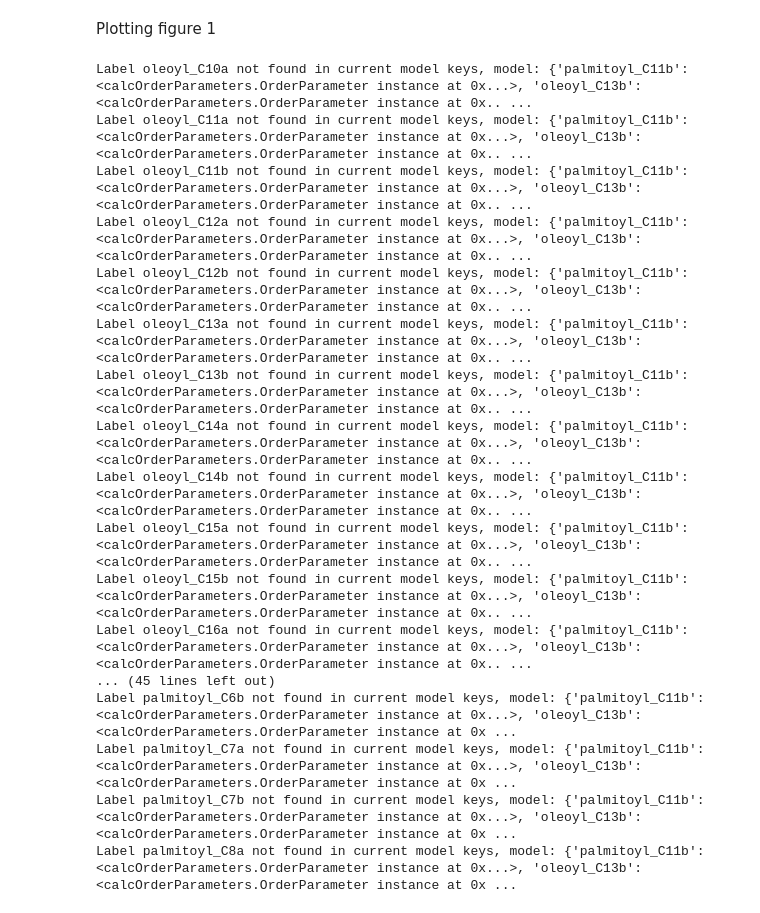
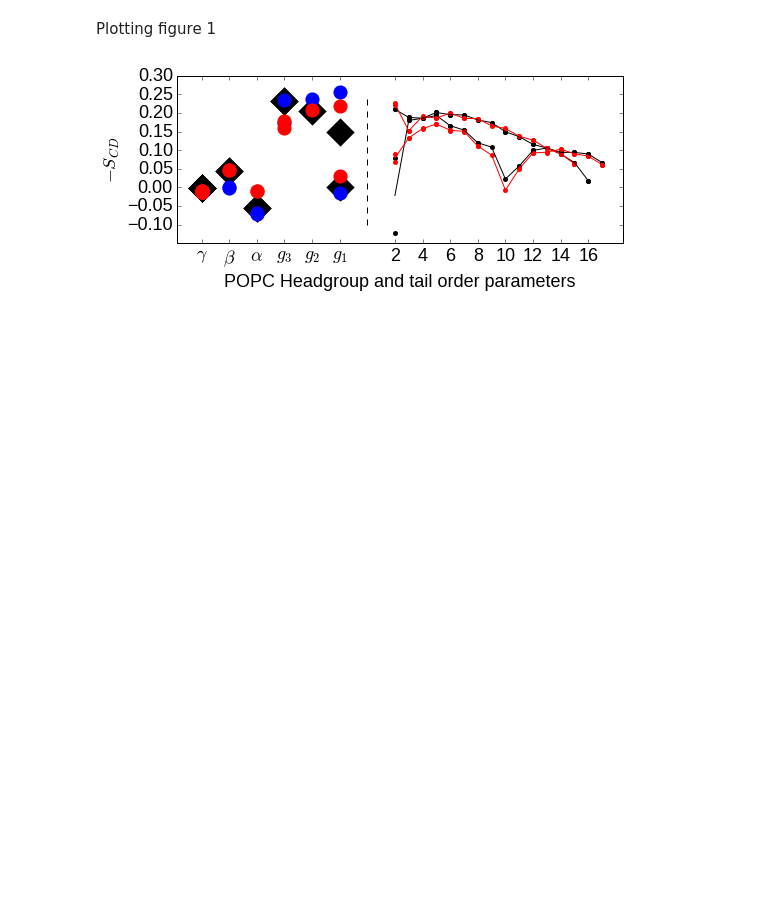
Before and after one commit to ohsOllila/NMRlipids_VI-NewIonModel, a Jupyter notebook: Fig/ipython_nb/Plot_OPs_ECCLipid17_q80_sig89.ipynb, the cells around one changed output. Cells and saved outputs as stored; diff of their text form; code cells hidden in the pictures; blank space fills up the shorter version.

```diff
--- a/Fig/ipython_nb/Plot_OPs_ECCLipid17_q80_sig89.ipynb
+++ b/Fig/ipython_nb/Plot_OPs_ECCLipid17_q80_sig89.ipynb
@@ -25,11 +28,11 @@ for fname in fnames:
 def popc_order(s):
     groups = ('gamma', 'beta', 'alpha', 'g3', 'g2', 'g1') #, 'palmitoyl', 'oleoyl')
     if not s.startswith(groups):
-        return len(groups)
+        return 2*len(groups)
     else:
         for i,g in enumerate(groups):
             if s.startswith(g):
-                return i
+                return 2*i
 
 refmodel = models[0]
 ax_x_labels = refmodel.keys()
@@ -40,28 +43,29 @@ xlabels = (r'$\gamma$', r'$\beta$', r'$\alpha$', r'$g_3$', r'$g_2$', r'$g_1$')
 # %% [markdown]
 Plotting figure 1
 # %%
-font = {'family' : 'DejaVu',
+font = {'family' : 'Liberation Sans',
+        'style'  : 'normal',
         'weight' : 'normal',
-        'size'   : 14}
+        'size'   : 18}
 
 matplotlib.rc('font', **font)
 
-fig, ax = plt.subplots()
+fig, ax = plt.subplots(nrows=1, ncols=1, sharex="all", figsize=[8,3], dpi=200)
 # add some text for labels, title and axes ticks
 ax.set_xlabel(r'POPC Headgroup and tail order parameters')
 ax.set_ylabel(r'$-S_{CD}$')
 ax.set_ylim([-0.15,0.3])
-r1 = range(len(xlabels))
-r2 = range(len(xlabels)+2, len(xlabels)+18)
+r1 = range(0, 2*len(xlabels), 2)
+r2 = range(2*len(xlabels)+2, 2*len(xlabels)+18, 2)
 r1.extend(r2)
 ax.set_xticks(r1)
 xlabelsl = list(xlabels)
-xlabelsl.extend(range(2, 18))
+xlabelsl.extend(range(2, 18, 2))
 ax.set_xticklabels(xlabelsl, rotation=0)
 
 legends = ['experiment', 'Lipid14, TIP3p', r'ECC-lipids 17, OPC3', r'ECC-lipids 17, OPC4', r'ECC-lipids 17, SPC/E'] #, 'scaled Oxy. sigmas 0.90 0mM', 'scaled OCH headgr. sigmas 0.94 0mM',
            #'scaled 0.75 Oxy. sigmas 0.90 0mM', 'scaled 0.75 Oxy. sigmas 0.90 0mM NpAT']
-colours = ['black', '#33AA66',  '#DE7845',  '#DE4578',  '#BB5487']  # zip() truncates the to the shortest list
+colours = ['black', 'blue',  'red',  '#DE4578',  '#BB5487']  # zip() truncates the to the shortest list
 
 for (model, legend, colour) in zip(models, legends, colours):
     if "exper" in legend:
@@ -78,57 +82,44 @@ for (model, legend, colour) in zip(models, legends, colours):
         if label in model.keys() and not (label.startswith("ole") or label.startswith("palm")):
             ax.scatter(popc_order(label), -float(model[label].avg), marker=point_marker, c=colour, s=point_size, lw=0, label=point_label)
         else:
-            print "Label {lab} not found in current model keys, model: {mod}".format(lab=label, mod=model)
+            pass
+            #print "Label {lab} not found in current model keys, model: {mod}".format(lab=label, mod=model)
     tails={}
     tails_list={}
     for tail,chiral,i in itertools.product(['palmitoyl_C', 'oleoyl_C'], ['a', 'b'], range(2, 18)):
         label = tail+str(i)+chiral
         point_size = 100
         point_marker = "."
         try:
             ax.scatter(popc_order(label)+i, -float(model[label].avg), marker=point_marker, c=colour, s=point_size, lw=0, label=point_label)
         except:
-            print "Label {lab} not found in current model keys, model: {mod}".format(lab=label, mod=model)
+            pass
+            #print "Label {lab} not found in current model keys, model: {mod}".format(lab=label, mod=model)
         if not tail in tails.keys():
             tails[tail] = {}
             tails_list[tail] = []
         if label in model.keys():
             if not i in tails[tail].keys():
                 tails[tail][i] = []
             try:
                 tails[tail][i].append(float(model[label].avg))
             except:
-                print "Label {lab} not found in current model keys, model: {mod}".format(lab=label, mod=model)
+                pass
+                #print "Label {lab} not found in current model keys, model: {mod}".format(lab=label, mod=model)
     for tail in tails.keys():
         for item in tails[tail].items():
             tails_list[tail].append([item[0], np.average(item[1])])
         tail_temp = np.array(tails_list[tail])
         try:
-            ax.plot(tail_temp[:,0]+len(xlabels), -tail_temp[:,1], c=colour, lw=1.0, label=point_label)
+            ax.plot(tail_temp[:,0]+2*len(xlabels), -tail_temp[:,1], c=colour, lw=1.0, label=point_label)
         except:
             pass
 
-
+ax.vlines(2*len(xlabels), -0.1, 0.25, linestyles='dashed')
 
 
 #ax.legend(loc="upper left", markerscale=0.5, scatterpoints=4)
-plt.savefig("Order-parameters_exp-L14-ECCL17_q80_sig89.png", dpi=200)
+plt.savefig("Order-parameters_exp-L14-ECCL17_q80_sig89.eps", dpi=200, bbox_inches='tight')
 plt.show()
 # %% [output]
-Label oleoyl_C10a not found in current model keys, model: {'palmitoyl_C11b': <calcOrderParameters.OrderParameter instance at 0x...>, 'oleoyl_C13b': <calcOrderParameters.OrderParameter instance at 0x.. ...
-Label oleoyl_C11a not found in current model keys, model: {'palmitoyl_C11b': <calcOrderParameters.OrderParameter instance at 0x...>, 'oleoyl_C13b': <calcOrderParameters.OrderParameter instance at 0x.. ...
-Label oleoyl_C11b not found in current model keys, model: {'palmitoyl_C11b': <calcOrderParameters.OrderParameter instance at 0x...>, 'oleoyl_C13b': <calcOrderParameters.OrderParameter instance at 0x.. ...
-Label oleoyl_C12a not found in current model keys, model: {'palmitoyl_C11b': <calcOrderParameters.OrderParameter instance at 0x...>, 'oleoyl_C13b': <calcOrderParameters.OrderParameter instance at 0x.. ...
-Label oleoyl_C12b not found in current model keys, model: {'palmitoyl_C11b': <calcOrderParameters.OrderParameter instance at 0x...>, 'oleoyl_C13b': <calcOrderParameters.OrderParameter instance at 0x.. ...
-Label oleoyl_C13a not found in current model keys, model: {'palmitoyl_C11b': <calcOrderParameters.OrderParameter instance at 0x...>, 'oleoyl_C13b': <calcOrderParameters.OrderParameter instance at 0x.. ...
-Label oleoyl_C13b not found in current model keys, model: {'palmitoyl_C11b': <calcOrderParameters.OrderParameter instance at 0x...>, 'oleoyl_C13b': <calcOrderParameters.OrderParameter instance at 0x.. ...
-Label oleoyl_C14a not found in current model keys, model: {'palmitoyl_C11b': <calcOrderParameters.OrderParameter instance at 0x...>, 'oleoyl_C13b': <calcOrderParameters.OrderParameter instance at 0x.. ...
-Label oleoyl_C14b not found in current model keys, model: {'palmitoyl_C11b': <calcOrderParameters.OrderParameter instance at 0x...>, 'oleoyl_C13b': <calcOrderParameters.OrderParameter instance at 0x.. ...
-Label oleoyl_C15a not found in current model keys, model: {'palmitoyl_C11b': <calcOrderParameters.OrderParameter instance at 0x...>, 'oleoyl_C13b': <calcOrderParameters.OrderParameter instance at 0x.. ...
-Label oleoyl_C15b not found in current model keys, model: {'palmitoyl_C11b': <calcOrderParameters.OrderParameter instance at 0x...>, 'oleoyl_C13b': <calcOrderParameters.OrderParameter instance at 0x.. ...
-Label oleoyl_C16a not found in current model keys, model: {'palmitoyl_C11b': <calcOrderParameters.OrderParameter instance at 0x...>, 'oleoyl_C13b': <calcOrderParameters.OrderParameter instance at 0x.. ...
-... (45 lines left out)
-Label palmitoyl_C6b not found in current model keys, model: {'palmitoyl_C11b': <calcOrderParameters.OrderParameter instance at 0x...>, 'oleoyl_C13b': <calcOrderParameters.OrderParameter instance at 0x ...
-Label palmitoyl_C7a not found in current model keys, model: {'palmitoyl_C11b': <calcOrderParameters.OrderParameter instance at 0x...>, 'oleoyl_C13b': <calcOrderParameters.OrderParameter instance at 0x ...
-Label palmitoyl_C7b not found in current model keys, model: {'palmitoyl_C11b': <calcOrderParameters.OrderParameter instance at 0x...>, 'oleoyl_C13b': <calcOrderParameters.OrderParameter instance at 0x ...
-Label palmitoyl_C8a not found in current model keys, model: {'palmitoyl_C11b': <calcOrderParameters.OrderParameter instance at 0x...>, 'oleoyl_C13b': <calcOrderParameters.OrderParameter instance at 0x ...
+[figure, added]
```
Also changed, not shown: parts of 1 cell of this notebook, 36 other files.
